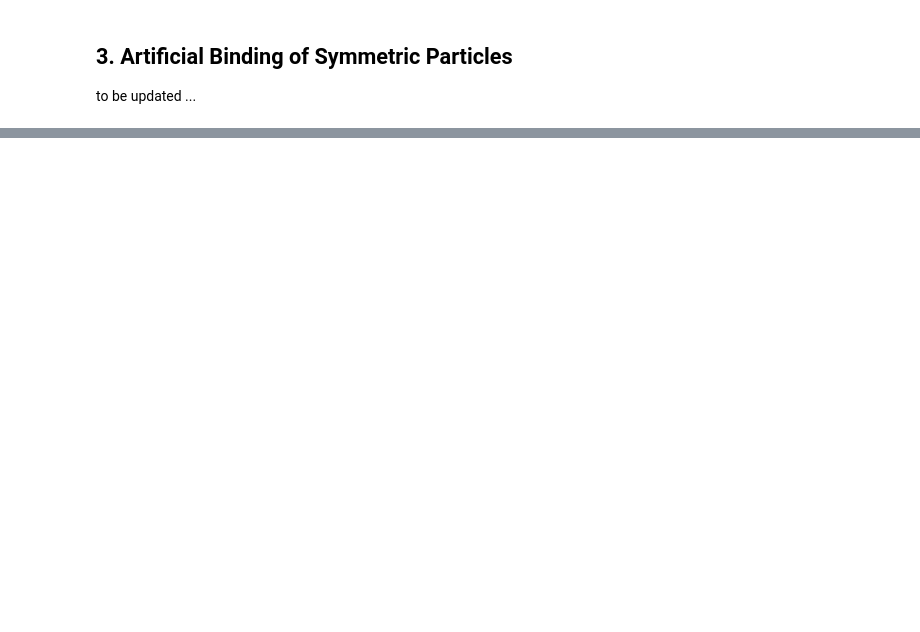
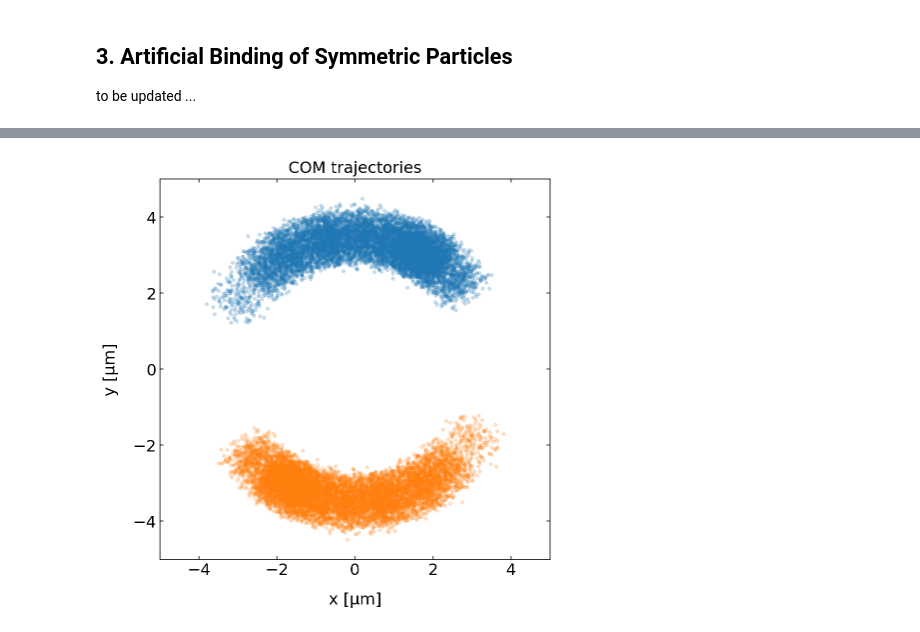
Before and after one commit to Molecular-Nanophotonics/Photon-Nudging, a Jupyter notebook: Photon Nudging.ipynb, the cells around one changed output, grey strips where cells are left out. Drawn from its saved outputs; the diff is of its cells as text; code cells hidden in the pictures; blank space fills up the shorter version.

```diff
--- a/Photon Nudging.ipynb
+++ b/Photon Nudging.ipynb
@@ -602,0 +658,13 @@ to be updated ...
+# %%
+dt=0.11 # 50 ms time resolution
+#print('Omega=',1/(4*dt))
+a=5e-6  # particle radius
+eta=1e-3  # viscosity of water
+v=3  #  µm/s velocity
+D=D_T(eta,a)*1e12   # µm^2/s diffusion coefficient
+Dr=D_R(eta,a)   # 0.1 rad^2/s rotational diffusion
+N=10000 # number of steps
+bond_length=7 # bond length
+delay=2 # delay+1
+
+n_part=2 # number of particles
@@ -602,0 +673,10 @@ to be updated ...
+# %%
+part=[]
+for i in range(n_part):
+    x,y=5*np.array([np.random.rand(),np.random.rand()])
+    part.append(particle(np.array([x,y]),D,v,dt,N,i))
+
+c=controller(part,delay,7)
+
+for i in range(N-1):
+    c.step()
@@ -602,0 +685,18 @@ to be updated ...
+# %%
+com=np.zeros([len(part[0].trajectory),2])
+for p in part:
+    com=com+p.trajectory
+com=com/n_part
+# %%
+
+plt.figure(figsize=(7,7))
+for i in range(n_part):
+    plt.plot((part[i].trajectory-com)[:,0],(part[i].trajectory-com)[:,1],'o',lw=1,ms=3,alpha=0.2)
+plt.title('COM trajectories')
+plt.xlim(-5,5)
+plt.ylim(-5,5)
+plt.xlabel('x [µm]')
+plt.ylabel('y [µm]')
+plt.show()
+# %% [output]
+[figure, added]
```
Also changed, not shown: parts of 11 cells of this notebook.
